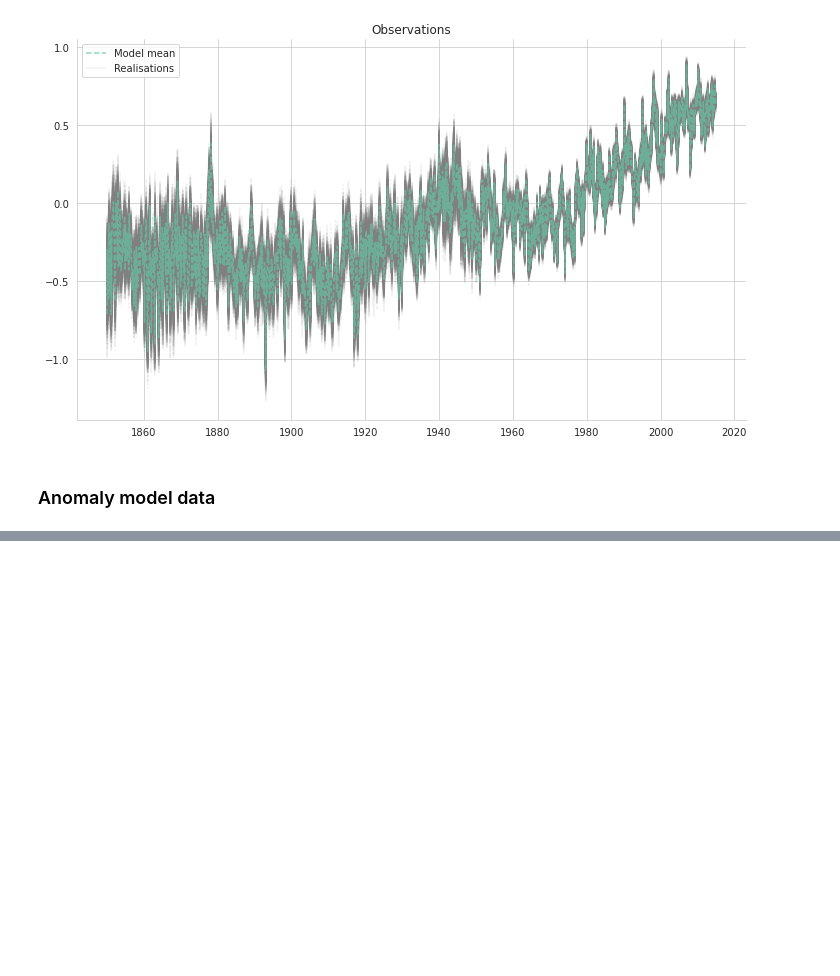
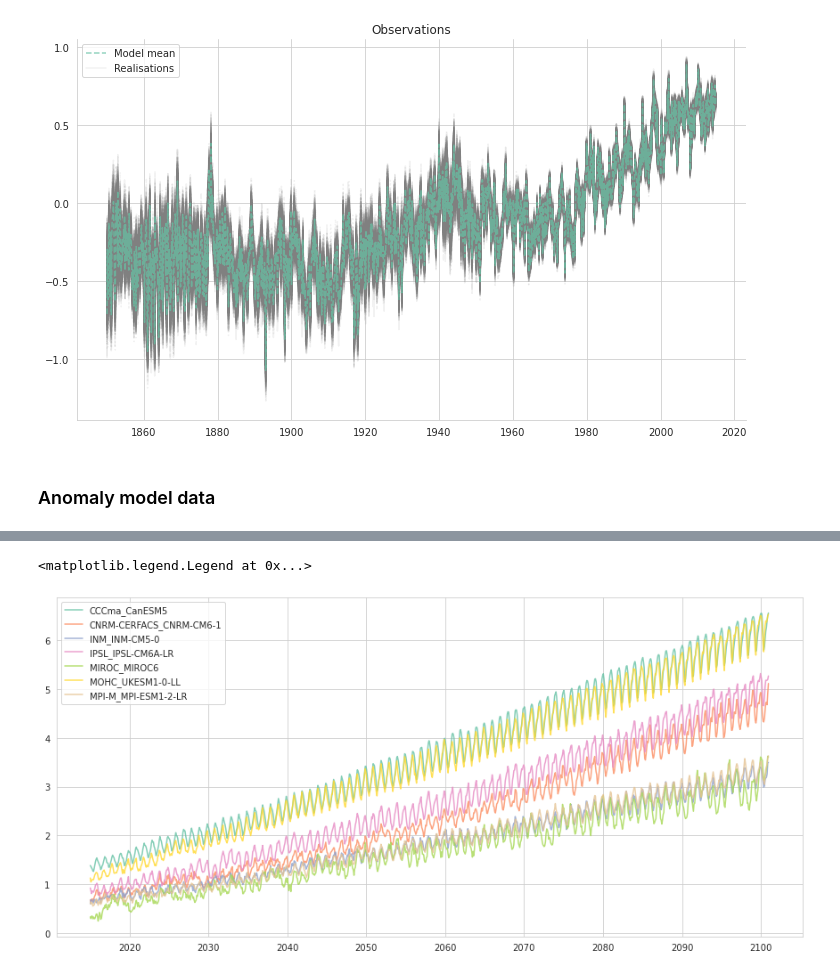
Before and after one commit to mattramos/bayesian_ensembling, a Jupyter notebook: experiments/figure2.ipynb, the cells around one changed output, grey strips where cells are left out. Drawn from its saved outputs; the diff is of its cells as text; code cells hidden in the pictures; blank space fills up the shorter version.

```diff
--- a/experiments/figure2.ipynb
+++ b/experiments/figure2.ipynb
@@ -63 +80,9 @@ hist_anom_models.plot_all()
+# %%
+ssp_anom_models = es.ModelCollection(ssp_anom_models)
+ssp_models = es.ModelCollection(ssp_models)
+ax = ssp_anom_models.plot_all()
+ax.legend(loc='best')
+# %% [output]
+<matplotlib.legend.Legend at 0x...>
+[figure, added]
 # %%
```
Also changed, not shown: parts of 17 cells of this notebook, 5 other files.
